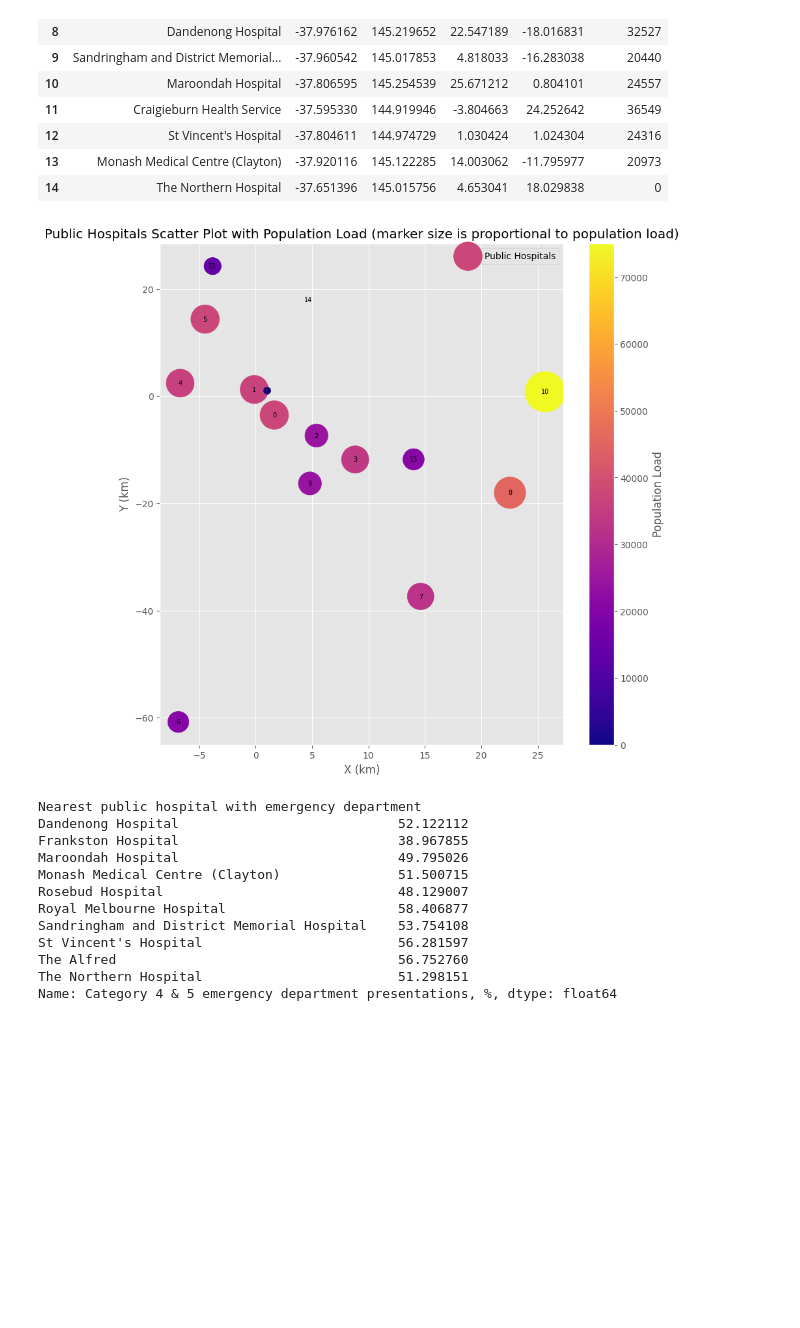
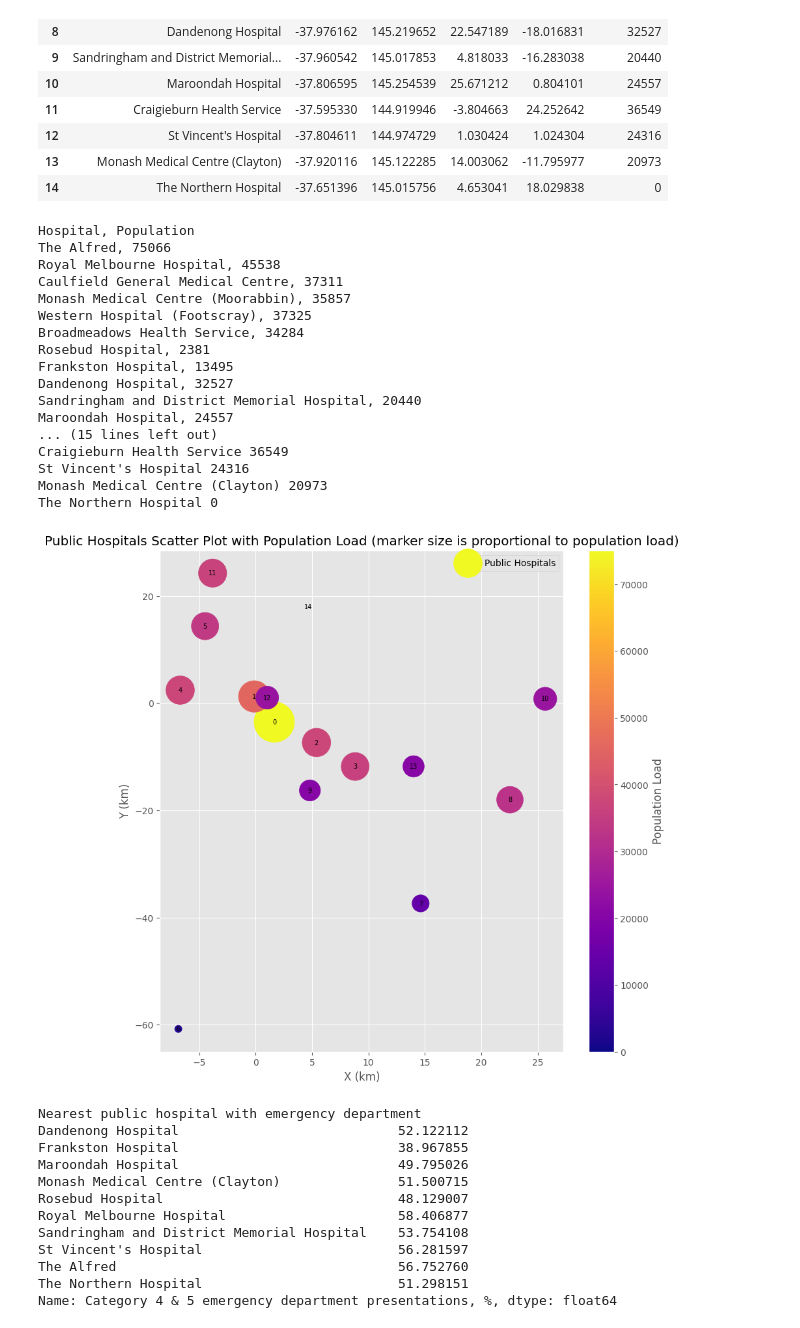
Before and after one commit to Subhasis-Biswas/ML4CPS_Project2, a Jupyter notebook: access_to_healthcare.ipynb, the cells around one changed output. Cells and saved outputs as stored; diff of their text form; code cells hidden in the pictures; blank space fills up the shorter version.

Commit message:
Hospital Report Outline Ready

```diff
--- a/access_to_healthcare.ipynb
+++ b/access_to_healthcare.ipynb
@@ -696,6 +754,9 @@ hospital_population['Population']=hosp_pop_dict.values()
 # append the data to the public_hospital_locs dataframe
 public_hospital_locs=pd.merge(public_hospital_locs,hospital_population,on='Hospital')
 
+# reset the index
+public_hospital_locs.reset_index(drop=True,inplace=True)
+
 public_hospital_locs
 # %% [output]
 |  | Hospital | Latitude | Longitude | cart_x | cart_y | Population |
@@ -717,26 +778,48 @@ public_hospital_locs
 # %%
 # heatmap of population load for each hospital on scatter plot of hospitals and suburbs
 # plot the hospitals on a map
 # but align the hospital index with the index in the public_hospital_locs dataframe
 plt.figure(figsize=(10,10))
-plt.scatter(public_hospital_locs['cart_x'],public_hospital_locs['cart_y'],s=hospital_population['Population']*1000*2/hospital_population['Population'].max(),c=hospital_population['Population'],cmap='plasma')
+plt.scatter(public_hospital_locs['cart_x'],public_hospital_locs['cart_y'],s=public_hospital_locs['Population']*1000*2/public_hospital_locs['Population'].max(),c=public_hospital_locs['Population'],cmap='plasma')
 
 
+print('Hospital, Population')
 for i in range(len(public_hospital_locs)):
+	print(f'{public_hospital_locs["Hospital"].iloc[i]}, {public_hospital_locs["Population"].iloc[i]}')
+
+for i in range(len(public_hospital_locs)):
+	print(public_hospital_locs['Hospital'].iloc[i],public_hospital_locs['Population'].iloc[i])
 	plt.text(public_hospital_locs['cart_x'].iloc[i],public_hospital_locs['cart_y'].iloc[i], i,fontsize=7,ha='center',va='center',color='black')
 
 # annotate the hospitals with their population load
 plt.xlabel('X (km)')
 plt.ylabel('Y (km)')
 plt.title('Public Hospitals Scatter Plot with Population Load (marker size is proportional to population load)')
 plt.legend(['Public Hospitals','Suburbs'])
 plt.colorbar(label='Population Load')
 
 # set background to black
 # plt.gca().set_facecolor('white')
 plt.show()
 # %% [output]
+Hospital, Population
+The Alfred, 75066
+Royal Melbourne Hospital, 45538
+Caulfield General Medical Centre, 37311
+Monash Medical Centre (Moorabbin), 35857
+Western Hospital (Footscray), 37325
+Broadmeadows Health Service, 34284
+Rosebud Hospital, 2381
+Frankston Hospital, 13495
+Dandenong Hospital, 32527
+Sandringham and District Memorial Hospital, 20440
+Maroondah Hospital, 24557
+... (15 lines left out)
+Craigieburn Health Service 36549
+St Vincent's Hospital 24316
+Monash Medical Centre (Clayton) 20973
+The Northern Hospital 0
-[figure, old version]
+[figure, new version]
 # %%
 # plot group means for each hospital using nearest_from_data
 # group the data by hospital and calculate the mean of the 'Category 4 & 5 emergency department presentations, %'
```
Also changed, not shown: parts of 25 cells of this notebook, 1 other file.
